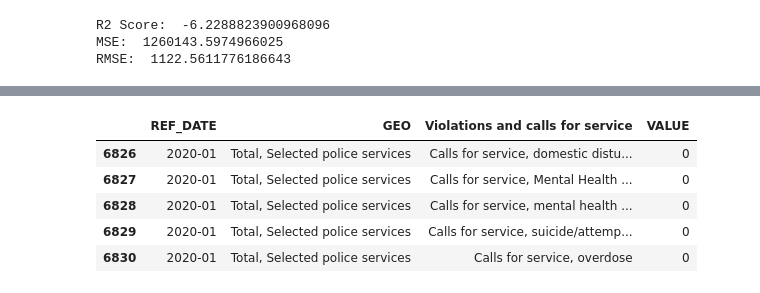
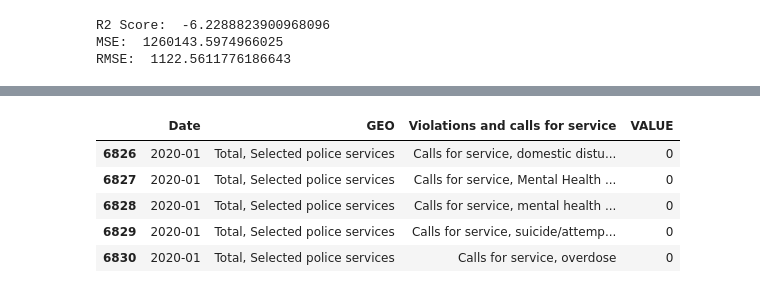
Before and after one commit to Sujeev-Uthayakumar/covid19-mental-wellness-study, a Jupyter notebook: main.ipynb, the cells around one changed output, grey strips where cells are left out. Saved outputs shown, nothing was run; the diff lists cells and outputs as text; code cells hidden in the pictures.

```diff
--- a/main.ipynb
+++ b/main.ipynb
@@ -193,23 +206,24 @@ df.head()
 # %%
 filtered_df = df[(df['REF_DATE'] >= '2020-01') & (df['REF_DATE'] < '2020-07')]
 selected_columns = ['REF_DATE', 'GEO','Violations and calls for service', 'VALUE']
 filtered_df = filtered_df[selected_columns]
 selected_violations = [
     'Calls for service, domestic disturbances / disputes',
     'Calls for service, Mental Health Act (MHA) apprehension',
     'Calls for service, mental health - other',
     'Calls for service, suicide/attempted suicide',
     'Calls for service, overdose',
     'Calls for service, child welfare check',
     'Calls for service, check welfare - general',
     'Calls for service, child custody matter - domestic'
 ]
 filtered_df = filtered_df[filtered_df['Violations and calls for service'].isin(selected_violations)]
 filtered_df['VALUE'] = filtered_df['VALUE'].fillna(0)
 filtered_df['VALUE'] = filtered_df['VALUE'].astype(int)
+filtered_df.rename(columns={'REF_DATE': 'Date'}, inplace=True)
 filtered_df.head()
 # %% [output]
-|  | REF_DATE | GEO | Violations and calls for service | VALUE |
+|  | Date | GEO | Violations and calls for service | VALUE |
 | 6826 | 2020-01 | Total, Selected police services | Calls for service, domestic distu... | 0 |
 | 6827 | 2020-01 | Total, Selected police services | Calls for service, Mental Health ... | 0 |
 | 6828 | 2020-01 | Total, Selected police services | Calls for service, mental health ... | 0 |
```
Also changed, not shown: parts of 8 cells of this notebook, 1 other file.
